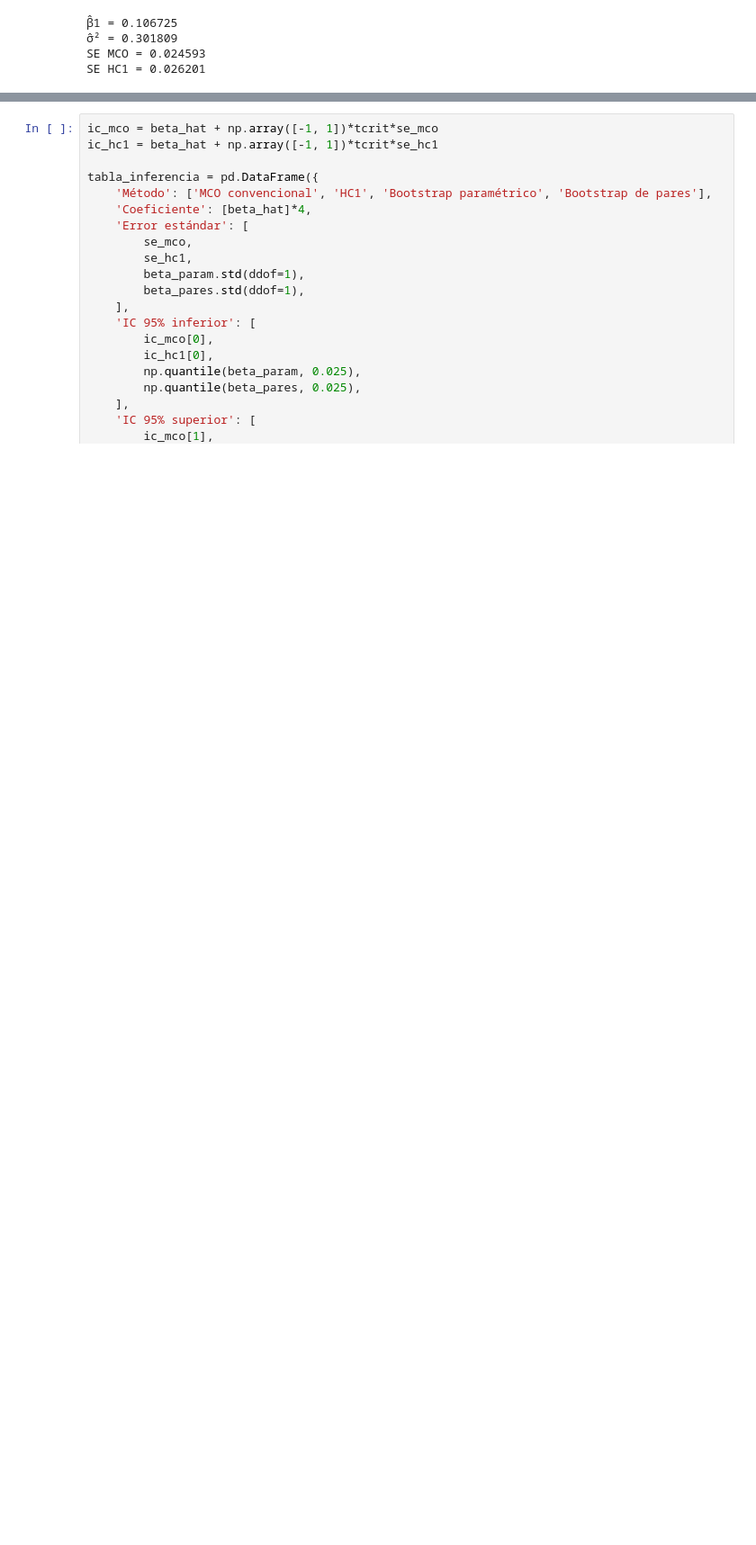
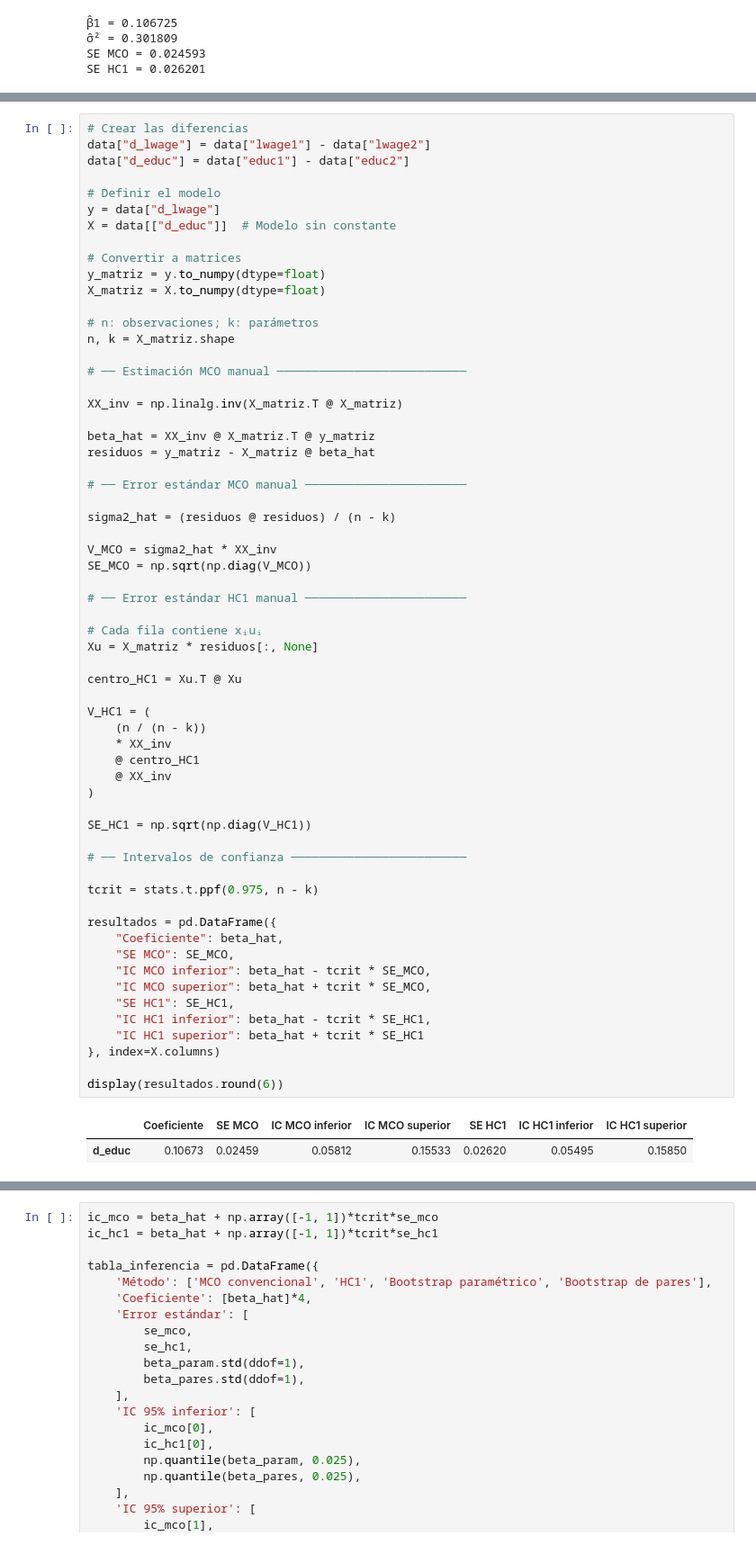
Before and after one commit to sebabecerra/Econometria-II-DEN, a Jupyter notebook: Tarea2/Tarea2_Twins_Bootstrap_Solucion.ipynb, the cells around one changed output, grey strips where cells are left out. Shown at 90% size. Cells and saved outputs as stored; diff of their text form; blank space fills up the shorter version.

```diff
--- a/Tarea2/Tarea2_Twins_Bootstrap_Solucion.ipynb
+++ b/Tarea2/Tarea2_Twins_Bootstrap_Solucion.ipynb
@@ -439,0 +433,64 @@ Réplicas de pares: 9,999
+# %%
+# Crear las diferencias
+data["d_lwage"] = data["lwage1"] - data["lwage2"]
+data["d_educ"] = data["educ1"] - data["educ2"]
+
+# Definir el modelo
+y = data["d_lwage"]
+X = data[["d_educ"]]  # Modelo sin constante
+
+# Convertir a matrices
+y_matriz = y.to_numpy(dtype=float)
+X_matriz = X.to_numpy(dtype=float)
+
+# n: observaciones; k: parámetros
+n, k = X_matriz.shape
+
+# ── Estimación MCO manual ───────────────────────────
+
+XX_inv = np.linalg.inv(X_matriz.T @ X_matriz)
+
+beta_hat = XX_inv @ X_matriz.T @ y_matriz
+residuos = y_matriz - X_matriz @ beta_hat
+
+# ── Error estándar MCO manual ───────────────────────
+
+sigma2_hat = (residuos @ residuos) / (n - k)
+
+V_MCO = sigma2_hat * XX_inv
+SE_MCO = np.sqrt(np.diag(V_MCO))
+
+# ── Error estándar HC1 manual ───────────────────────
+
+# Cada fila contiene xᵢuᵢ
+Xu = X_matriz * residuos[:, None]
+
+centro_HC1 = Xu.T @ Xu
+
+V_HC1 = (
+    (n / (n - k))
+    * XX_inv
+    @ centro_HC1
+    @ XX_inv
+)
+
+SE_HC1 = np.sqrt(np.diag(V_HC1))
+
+# ── Intervalos de confianza ─────────────────────────
+
+tcrit = stats.t.ppf(0.975, n - k)
+
+resultados = pd.DataFrame({
+    "Coeficiente": beta_hat,
+    "SE MCO": SE_MCO,
+    "IC MCO inferior": beta_hat - tcrit * SE_MCO,
+    "IC MCO superior": beta_hat + tcrit * SE_MCO,
+    "SE HC1": SE_HC1,
+    "IC HC1 inferior": beta_hat - tcrit * SE_HC1,
+    "IC HC1 superior": beta_hat + tcrit * SE_HC1
+}, index=X.columns)
+
+display(resultados.round(6))
+# %% [output]
+|  | Coeficiente | SE MCO | IC MCO inferior | IC MCO superior | SE HC1 | IC HC1 inferior | IC HC1 superior |
+| d_educ | 0.10673 | 0.02459 | 0.05812 | 0.15533 | 0.02620 | 0.05495 | 0.15850 |
```
Also changed, not shown: parts of 12 cells of this notebook.
